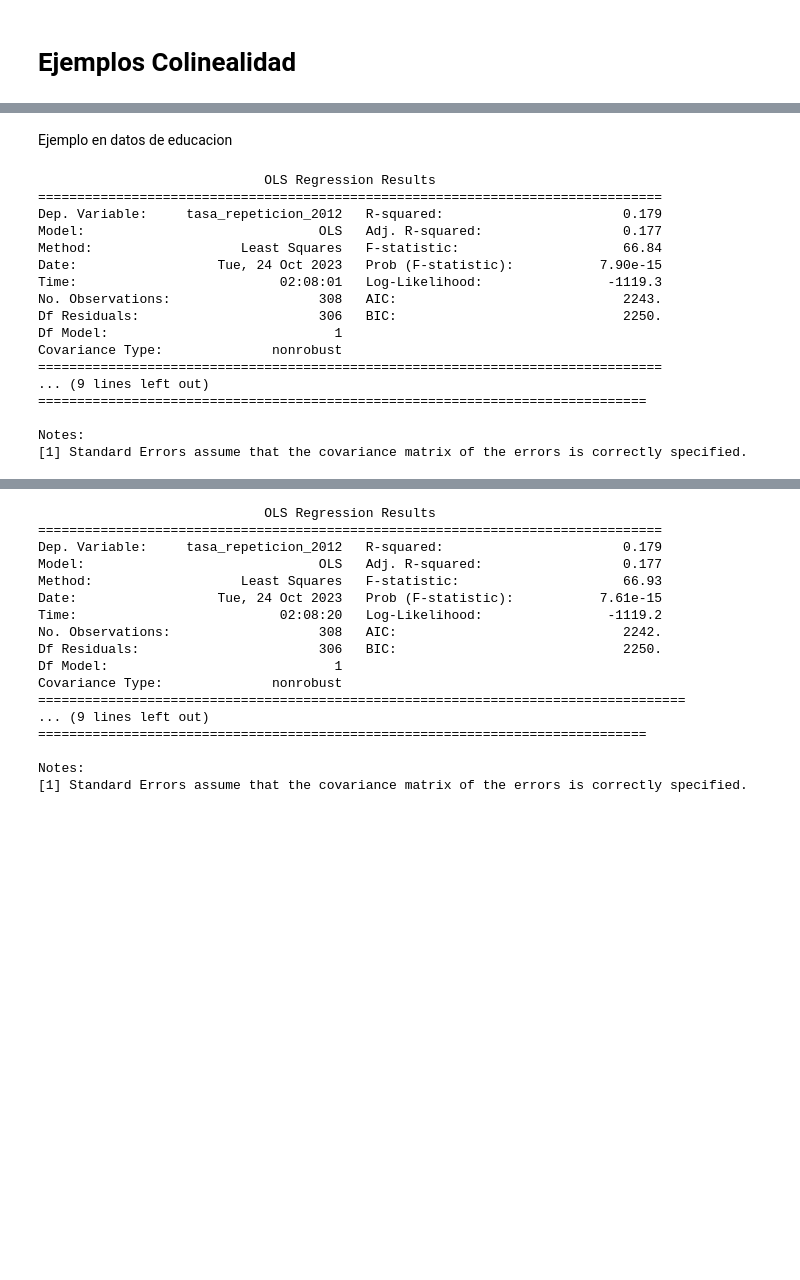
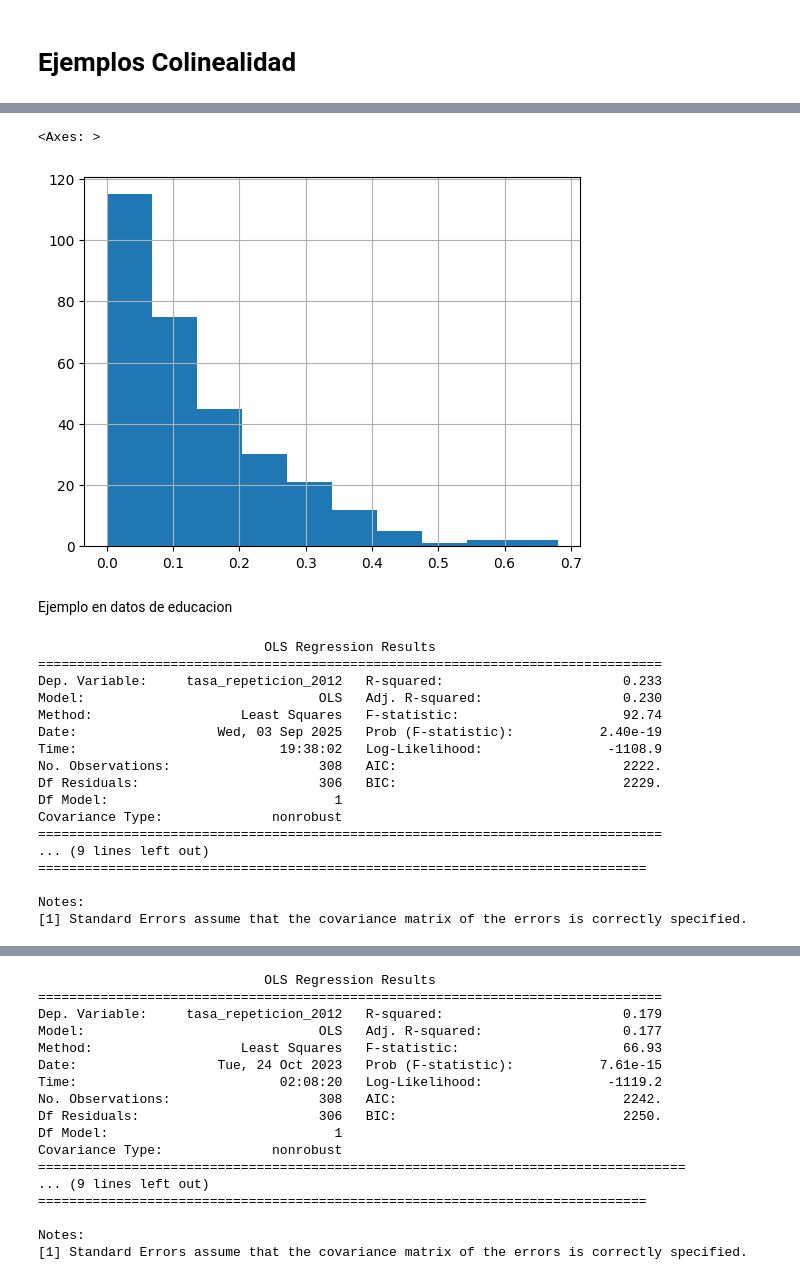
Before and after one commit to rpasquini/econometria-iae, a Jupyter notebook: Ejemplos_Regresion_Multiple.ipynb, the cells around one changed output, grey strips where cells are left out. Cells and saved outputs as stored; diff of their text form; code cells hidden in the pictures; blank space fills up the shorter version.

```diff
--- a/Ejemplos_Regresion_Multiple.ipynb
+++ b/Ejemplos_Regresion_Multiple.ipynb
@@ -247,7 +573,12 @@ Notes:
+# %%
+datosedu['one_bajo_lengua'].hist(
+# %% [output]
+<Axes: >
+[figure, added]
 # %% [markdown]
 Ejemplo en datos de educacion
 # %%
-mod = smf.ols(formula='tasa_repeticion_2012 ~ one_alto_mat', data=datosedu)
+mod = smf.ols(formula='tasa_repeticion_2012 ~ one_bajo_mat', data=datosedu)
 
 res = mod.fit()
 
@@ -255,13 +586,13 @@ print(res.summary())
 # %% [output]
                              OLS Regression Results
 ================================================================================
-Dep. Variable:     tasa_repeticion_2012   R-squared:                       0.179
-Model:                              OLS   Adj. R-squared:                  0.177
-Method:                   Least Squares   F-statistic:                     66.84
-Date:                  Tue, 24 Oct 2023   Prob (F-statistic):           7.90e-15
-Time:                          02:08:01   Log-Likelihood:                -1119.3
-No. Observations:                   308   AIC:                             2243.
-Df Residuals:                       306   BIC:                             2250.
+Dep. Variable:     tasa_repeticion_2012   R-squared:                       0.233
+Model:                              OLS   Adj. R-squared:                  0.230
+Method:                   Least Squares   F-statistic:                     92.74
+Date:                  Wed, 03 Sep 2025   Prob (F-statistic):           2.40e-19
+Time:                          19:38:02   Log-Likelihood:                -1108.9
+No. Observations:                   308   AIC:                             2222.
+Df Residuals:                       306   BIC:                             2229.
 Df Model:                             1
 Covariance Type:              nonrobust
 ================================================================================
```
Also changed, not shown: parts of 33 cells of this notebook.
